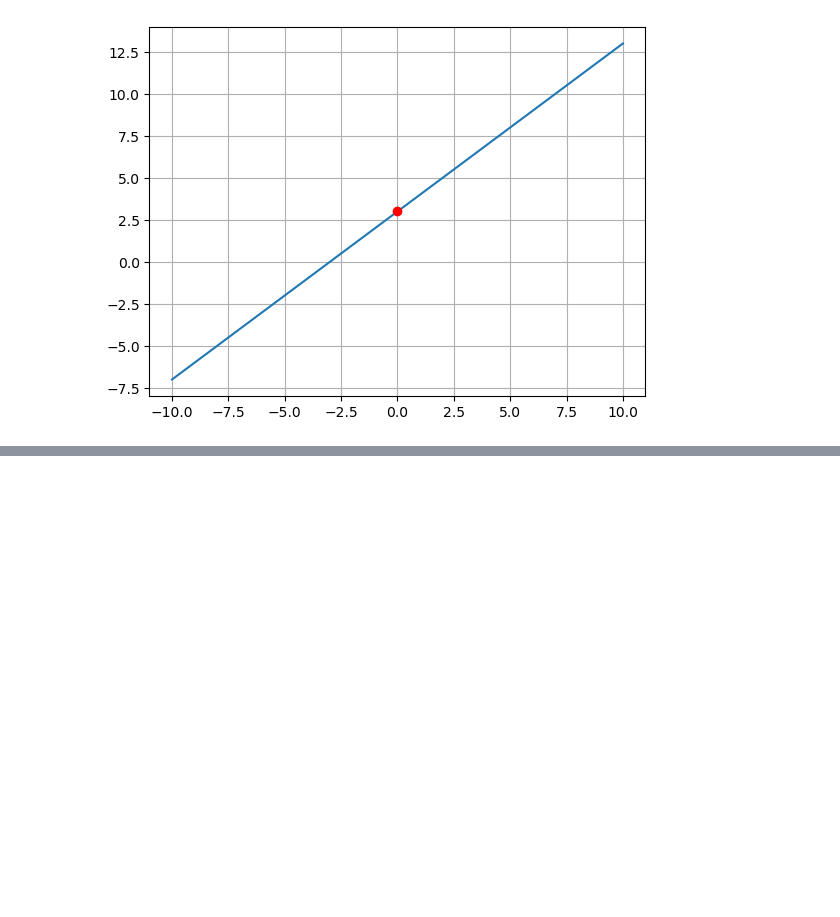
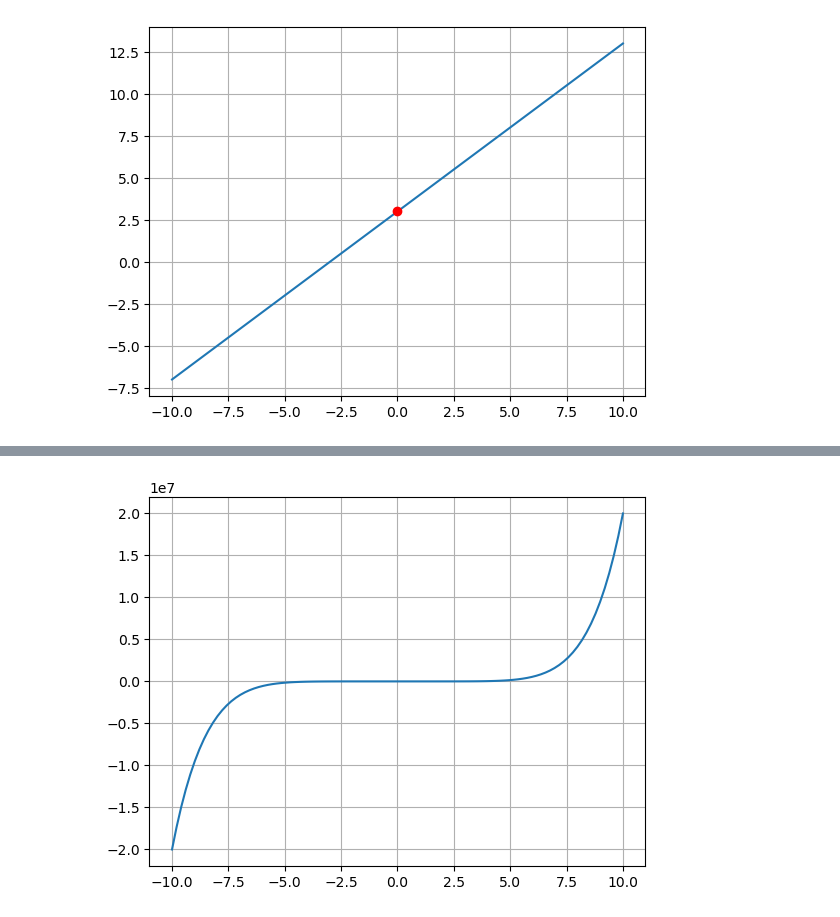
Before and after one commit to pahoalapizco/matematicas-data-science, a Jupyter notebook: funciones_algebraicas.ipynb, the cells around one changed output, grey strips where cells are left out. Saved outputs shown, nothing was run; the diff lists cells and outputs as text; code cells hidden in the pictures; blank space fills up the shorter version.

```diff
--- a/funciones_algebraicas.ipynb
+++ b/funciones_algebraicas.ipynb
@@ -69,0 +79,9 @@ plt.grid()
+# %%
+def f(x):
+    return (2*x**7) - (x**4) + (3*x**2) + 4
+
+y = f(x)
+plt.plot(x,y)
+plt.grid()
+# %% [output]
+[figure, added]
```
Also changed, not shown: parts of 9 cells of this notebook.
